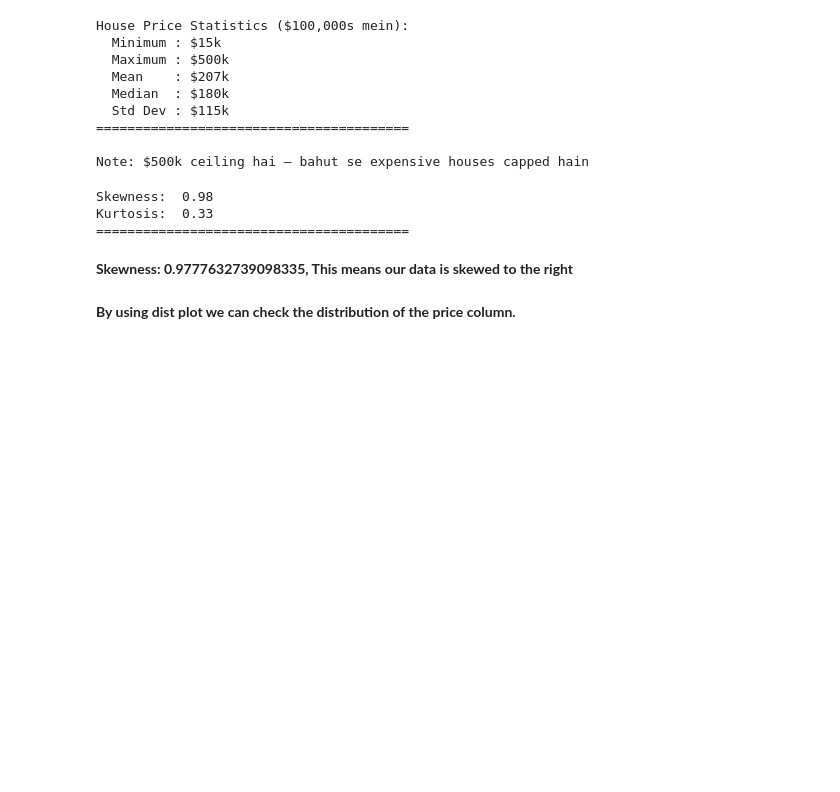
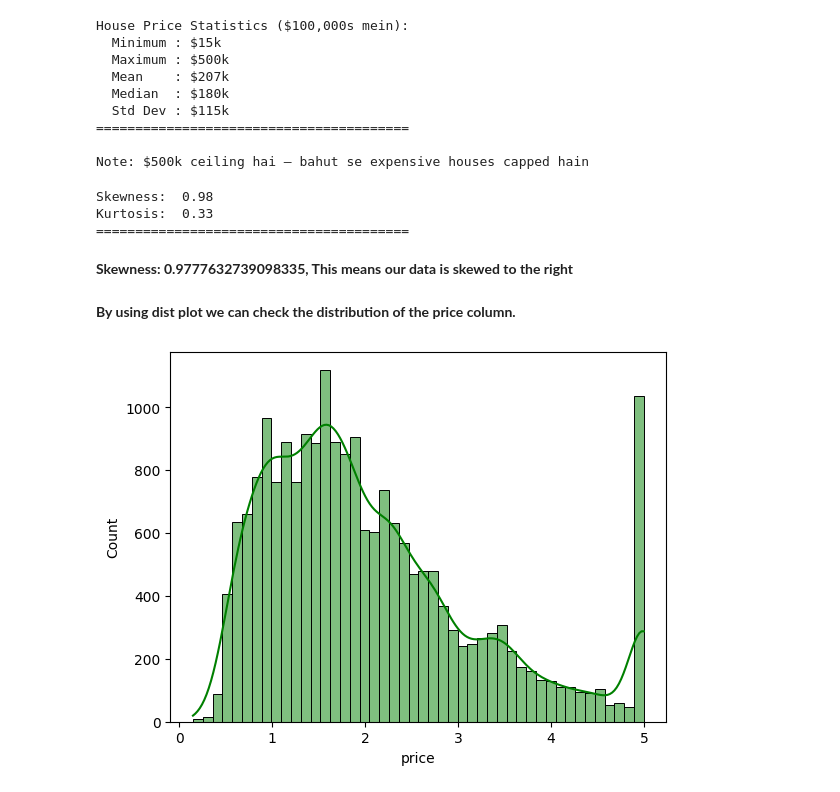
Before and after one commit to MudaserShah/Machine-learning-Projects, a Jupyter notebook: house-price-ml/notebook.ipynb, the cells around one changed output. Saved outputs shown, nothing was run; the diff lists cells and outputs as text; code cells hidden in the pictures; blank space fills up the shorter version.

```diff
--- a/house-price-ml/notebook.ipynb
+++ b/house-price-ml/notebook.ipynb
@@ -170,3 +170,9 @@ Kurtosis:  0.33
 **Skewness:  0.9777632739098335, This means our data is skewed to the right**
 # %% [markdown]
 **By using dist plot we can check the distribution of the price column.**
+# %%
+#Now check the distribution of price using dist plot
+sns.histplot(df["price"], kde=True, color="green")
+plots.show()
+# %% [output]
+[figure, added]
```
Also changed, not shown: parts of 15 cells of this notebook.
